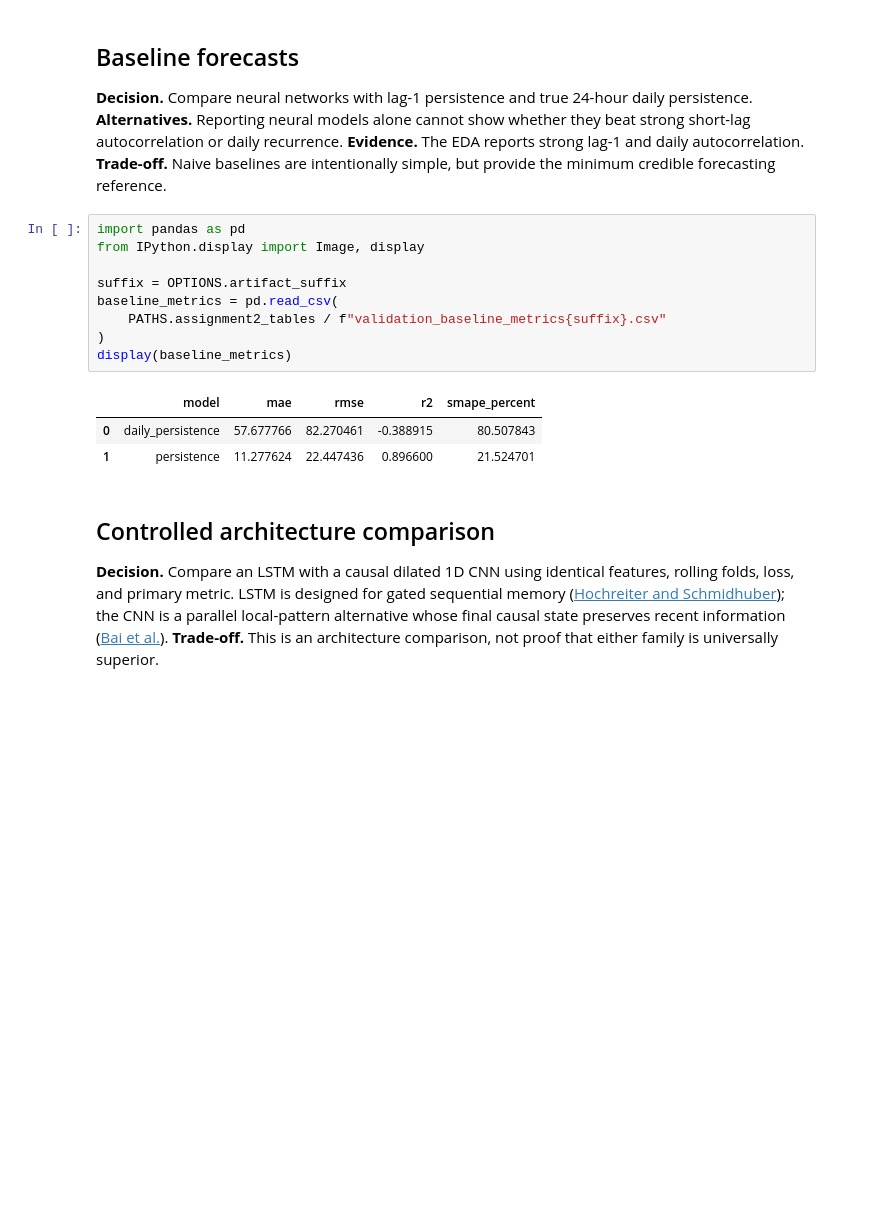
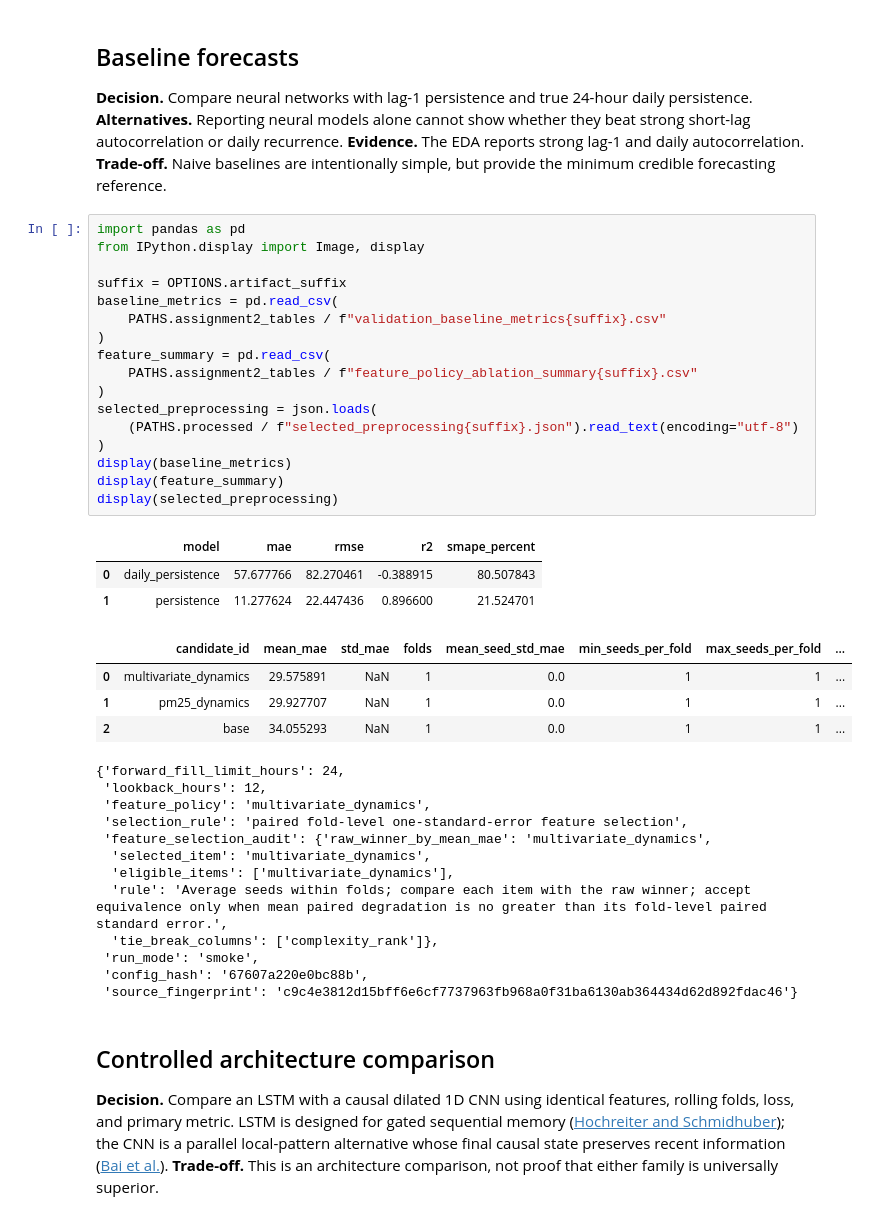
Before and after one commit to Nic0111/optimization-deep-learning-pm2.5, a Jupyter notebook: assignment2/01_baselines_and_basic_models.ipynb, the cells around one changed output. Saved outputs shown, nothing was run; the diff lists cells and outputs as text; blank space fills up the shorter version.

```diff
--- a/assignment2/01_baselines_and_basic_models.ipynb
+++ b/assignment2/01_baselines_and_basic_models.ipynb
@@ -96,19 +96,43 @@ persistence. **Alternatives.** Reporting neural models alone cannot show whether
 beat strong short-lag autocorrelation or daily recurrence. **Evidence.** The EDA
 reports strong lag-1 and daily autocorrelation. **Trade-off.** Naive baselines are
 intentionally simple, but provide the minimum credible forecasting reference.
-# %%
-import pandas as pd
-from IPython.display import Image, display
-
-suffix = OPTIONS.artifact_suffix
-baseline_metrics = pd.read_csv(
-    PATHS.assignment2_tables / f"validation_baseline_metrics{suffix}.csv"
-)
-display(baseline_metrics)
-# %% [output]
-|  | model | mae | rmse | r2 | smape_percent |
-| 0 | daily_persistence | 57.677766 | 82.270461 | -0.388915 | 80.507843 |
-| 1 | persistence | 11.277624 | 22.447436 | 0.896600 | 21.524701 |
+# %%
+import pandas as pd
+from IPython.display import Image, display
+
+suffix = OPTIONS.artifact_suffix
+baseline_metrics = pd.read_csv(
+    PATHS.assignment2_tables / f"validation_baseline_metrics{suffix}.csv"
+)
+feature_summary = pd.read_csv(
+    PATHS.assignment2_tables / f"feature_policy_ablation_summary{suffix}.csv"
+)
+selected_preprocessing = json.loads(
+    (PATHS.processed / f"selected_preprocessing{suffix}.json").read_text(encoding="utf-8")
+)
+display(baseline_metrics)
+display(feature_summary)
+display(selected_preprocessing)
+# %% [output]
+|  | model | mae | rmse | r2 | smape_percent |
+| 0 | daily_persistence | 57.677766 | 82.270461 | -0.388915 | 80.507843 |
+| 1 | persistence | 11.277624 | 22.447436 | 0.896600 | 21.524701 |
+|  | candidate_id | mean_mae | std_mae | folds | mean_seed_std_mae | min_seeds_per_fold | max_seeds_per_fold | ... |
+| 0 | multivariate_dynamics | 29.575891 | NaN | 1 | 0.0 | 1 | 1 | ... |
+| 1 | pm25_dynamics | 29.927707 | NaN | 1 | 0.0 | 1 | 1 | ... |
+| 2 | base | 34.055293 | NaN | 1 | 0.0 | 1 | 1 | ... |
+{'forward_fill_limit_hours': 24,
+ 'lookback_hours': 12,
+ 'feature_policy': 'multivariate_dynamics',
+ 'selection_rule': 'paired fold-level one-standard-error feature selection',
+ 'feature_selection_audit': {'raw_winner_by_mean_mae': 'multivariate_dynamics',
+  'selected_item': 'multivariate_dynamics',
+  'eligible_items': ['multivariate_dynamics'],
+  'rule': 'Average seeds within folds; compare each item with the raw winner; accept equivalence only when mean paired degradation is no greater than its fold-level paired standard error.',
+  'tie_break_columns': ['complexity_rank']},
+ 'run_mode': 'smoke',
+ 'config_hash': '67607a220e0bc88b',
+ 'source_fingerprint': 'c9c4e3812d15bff6e6cf7737963fb968a0f31ba6130ab364434d62d892fdac46'}
 # %% [markdown]
 ## Controlled architecture comparison
 
```
Also changed, not shown: parts of 4 cells of this notebook, 15 other files.
